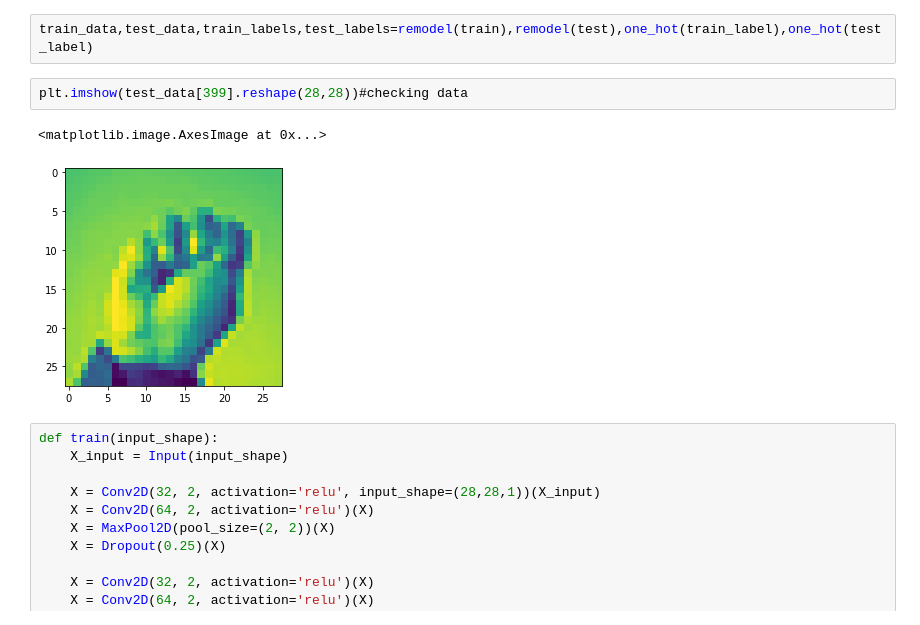
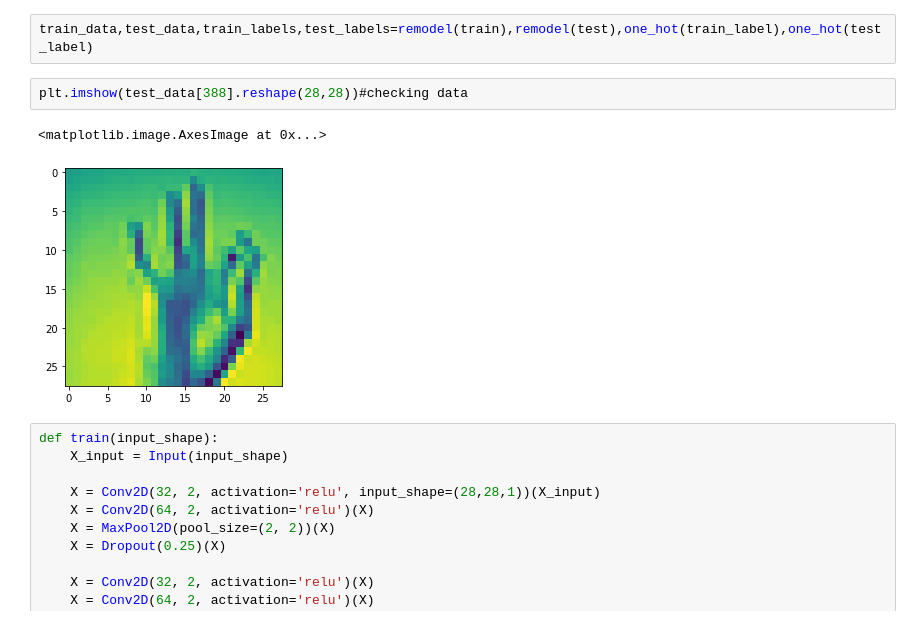
Before and after one commit to sanjit1995/SignsLanguage_MNIST, a Jupyter notebook: SignsMNIST_2.ipynb, the cells around one changed output. Drawn from its saved outputs; the diff is of its cells as text.

```diff
--- a/SignsMNIST_2.ipynb
+++ b/SignsMNIST_2.ipynb
@@ -60,10 +61,10 @@ def remodel(vec):
 # %%
 train_data,test_data,train_labels,test_labels=remodel(train),remodel(test),one_hot(train_label),one_hot(test_label)
 # %%
-plt.imshow(test_data[399].reshape(28,28))#checking data
+plt.imshow(test_data[388].reshape(28,28))#checking data
 # %% [output]
 <matplotlib.image.AxesImage at 0x...>
-[figure, old version]
+[figure, new version]
 # %%
 def train(input_shape):
     X_input = Input(input_shape)
```
Also changed, not shown: parts of 10 cells of this notebook.
